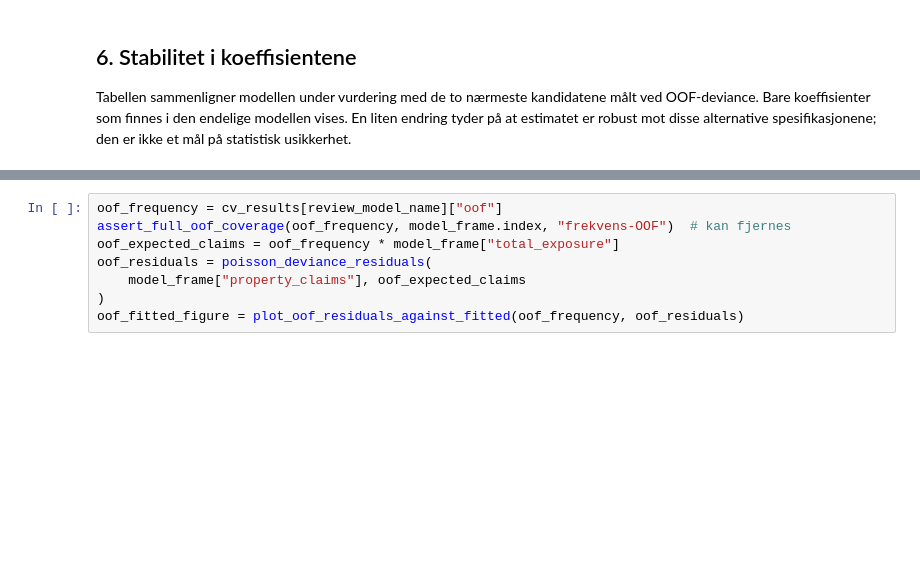
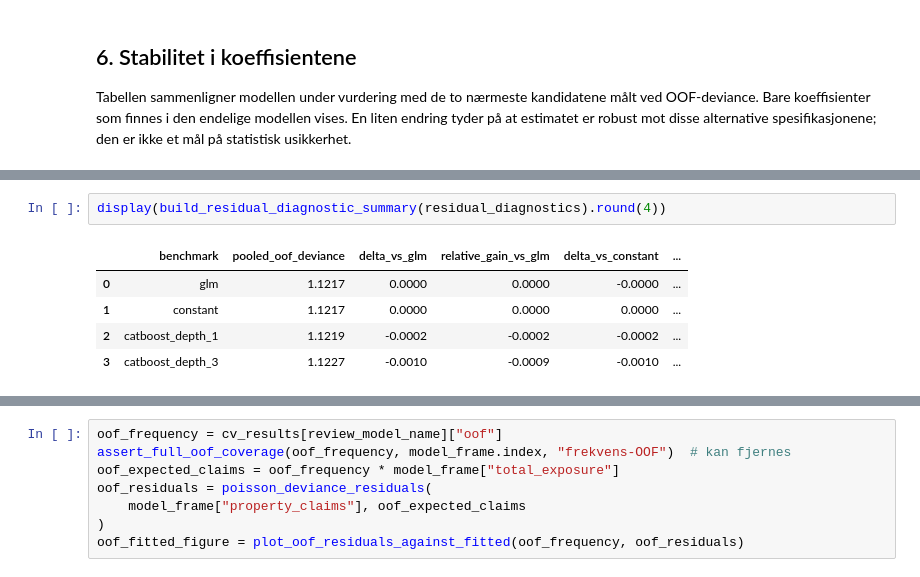
Before and after one commit to MarkusBjerkaas/Motor-Insurance-GLM-ML, a Jupyter notebook: glm_pricing_models.ipynb, the cells around one changed output, grey strips where cells are left out. Saved outputs shown, nothing was run; the diff lists cells and outputs as text; blank space fills up the shorter version.

```diff
--- a/glm_pricing_models.ipynb
+++ b/glm_pricing_models.ipynb
@@ -447,0 +493,8 @@ tilpasningen. LOWESS-kurvene er visuelle hjelpemidler, ikke hypotesetester.
+# %%
+display(build_residual_diagnostic_summary(residual_diagnostics).round(4))
+# %% [output]
+|  | benchmark | pooled_oof_deviance | delta_vs_glm | relative_gain_vs_glm | delta_vs_constant | ... |
+| 0 | glm | 1.1217 | 0.0000 | 0.0000 | -0.0000 | ... |
+| 1 | constant | 1.1217 | 0.0000 | 0.0000 | 0.0000 | ... |
+| 2 | catboost_depth_1 | 1.1219 | -0.0002 | -0.0002 | -0.0002 | ... |
+| 3 | catboost_depth_3 | 1.1227 | -0.0010 | -0.0009 | -0.0010 | ... |
```
Also changed, not shown: parts of 11 cells of this notebook, 7 other files.
